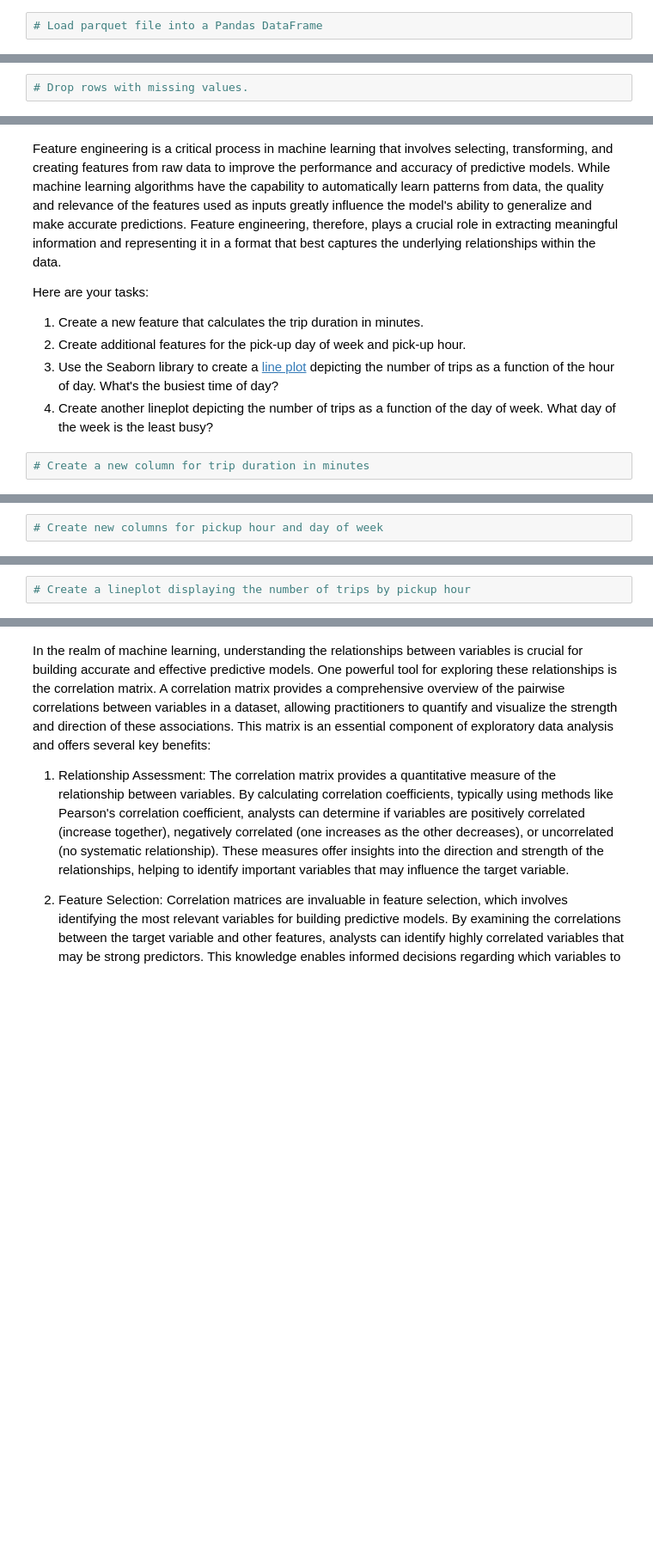
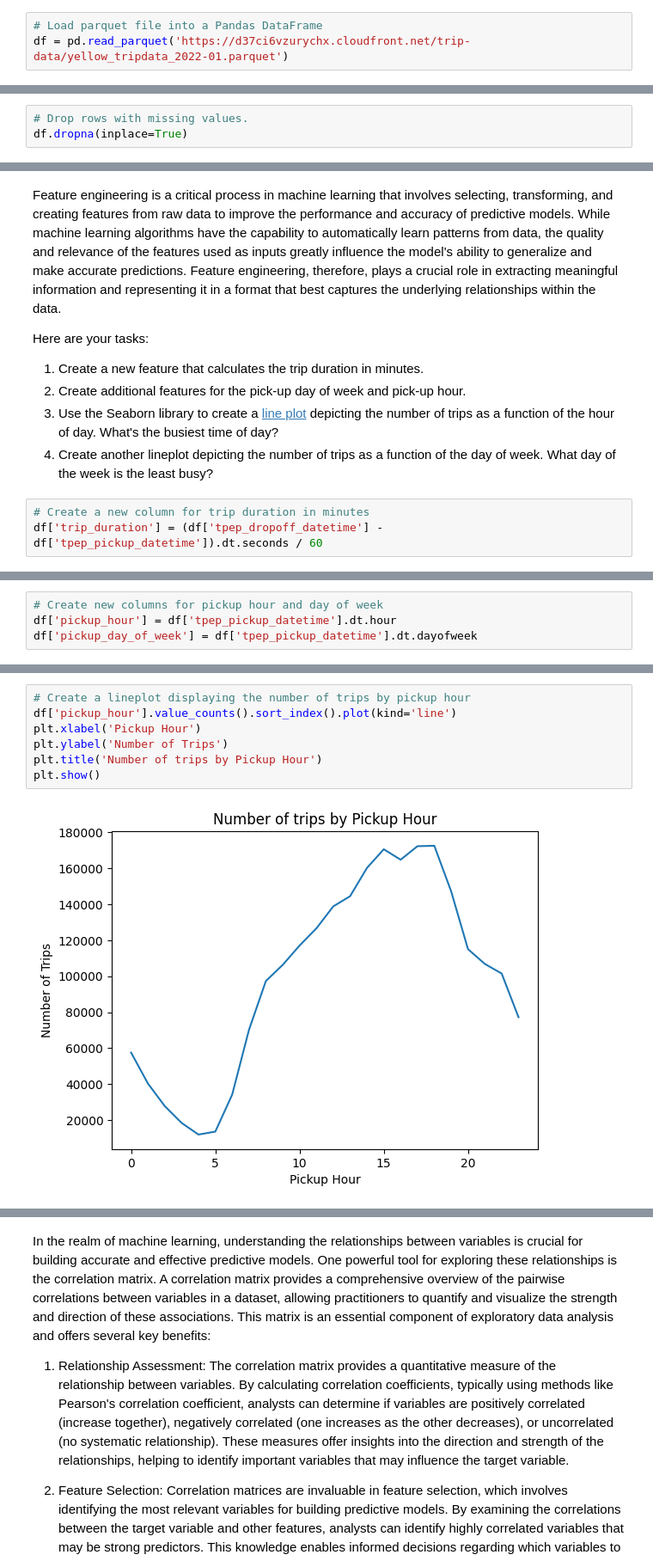
Before and after one commit to ZAsaee/mec2-projects, a Jupyter notebook: student_mle_miniproject_eda.ipynb, the cells around one changed output, grey strips where cells are left out. Shown: that part at 86% size. Saved outputs shown, nothing was run; the diff lists cells and outputs as text; blank space fills up the shorter version.

```diff
--- a/student_mle_miniproject_eda.ipynb
+++ b/student_mle_miniproject_eda.ipynb
@@ -31,5 +31,6 @@ Load the NYC taxi dataset into a Pandas DataFrame and do a few basic checks to e
   6. Drop all rows with NULL values and store the result. We'll ignore NULL valued rows in this mini-project.
 # %%
 # Load parquet file into a Pandas DataFrame
+df = pd.read_parquet('https://d37ci6vzurychx.cloudfront.net/trip-data/yellow_tripdata_2022-01.parquet')
 # %%
 # Display the first few rows of the dataset
@@ -42,2 +85,3 @@ Load the NYC taxi dataset into a Pandas DataFrame and do a few basic checks to e
 # %%
 # Drop rows with missing values.
+df.dropna(inplace=True)
@@ -52,3 +117,4 @@ Here are your tasks:
   4. Create another lineplot depicting the number of trips as a function of the day of week. What day of the week is the least busy?
 # %%
 # Create a new column for trip duration in minutes
+df['trip_duration'] = (df['tpep_dropoff_datetime'] - df['tpep_pickup_datetime']).dt.seconds / 60
@@ -55,2 +131,4 @@ Here are your tasks:
 # %%
 # Create new columns for pickup hour and day of week
+df['pickup_hour'] = df['tpep_pickup_datetime'].dt.hour
+df['pickup_day_of_week'] = df['tpep_pickup_datetime'].dt.dayofweek
@@ -57,4 +145,11 @@ Here are your tasks:
 # %%
 # Create a lineplot displaying the number of trips by pickup hour
+df['pickup_hour'].value_counts().sort_index().plot(kind='line')
+plt.xlabel('Pickup Hour')
+plt.ylabel('Number of Trips')
+plt.title('Number of trips by Pickup Hour')
+plt.show()
+# %% [output]
+[figure, added]
 # %%
 # Create a lineplot displaying the number of trips by pickup day
```
Also changed, not shown: parts of 15 cells of this notebook.
